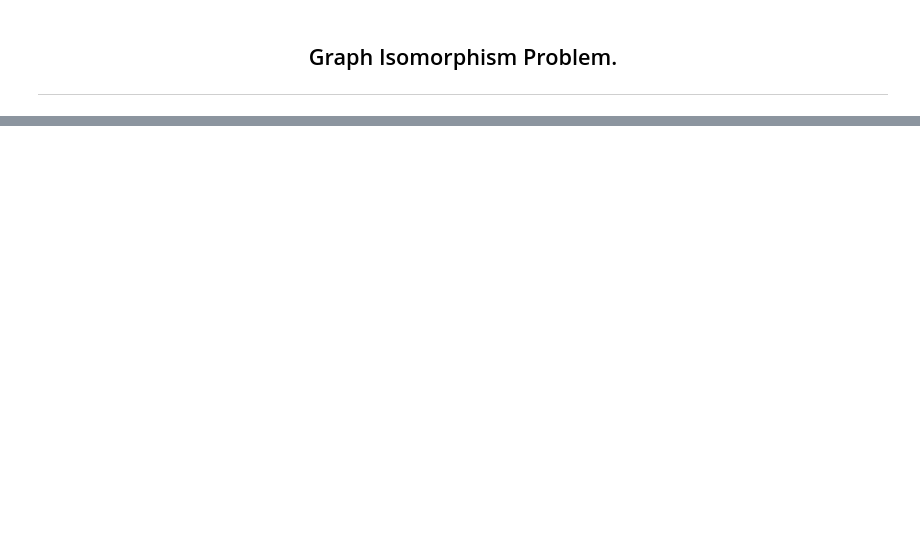
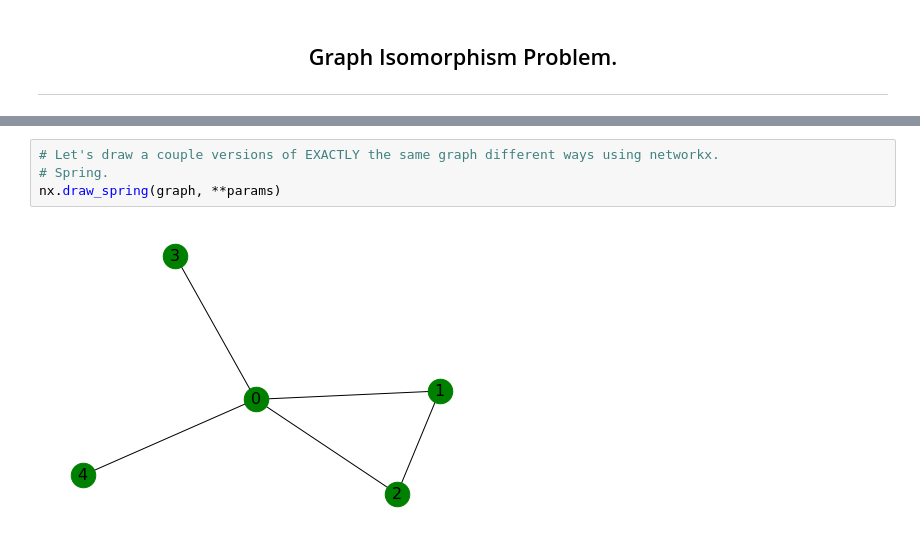
Before and after one commit to DavidMulhern/GraphTheory_Proj_DM, a Jupyter notebook: graph-isomorphism.ipynb, the cells around one changed output, grey strips where cells are left out. Saved outputs shown, nothing was run; the diff lists cells and outputs as text; blank space fills up the shorter version.

```diff
--- a/graph-isomorphism.ipynb
+++ b/graph-isomorphism.ipynb
@@ -52,0 +87,6 @@
+# %%
+# Let's draw a couple versions of EXACTLY the same graph different ways using networkx.
+# Spring.
+nx.draw_spring(graph, **params)
+# %% [output]
+[figure, added]
```
Also changed, not shown: parts of 23 cells of this notebook, 1 other file.
